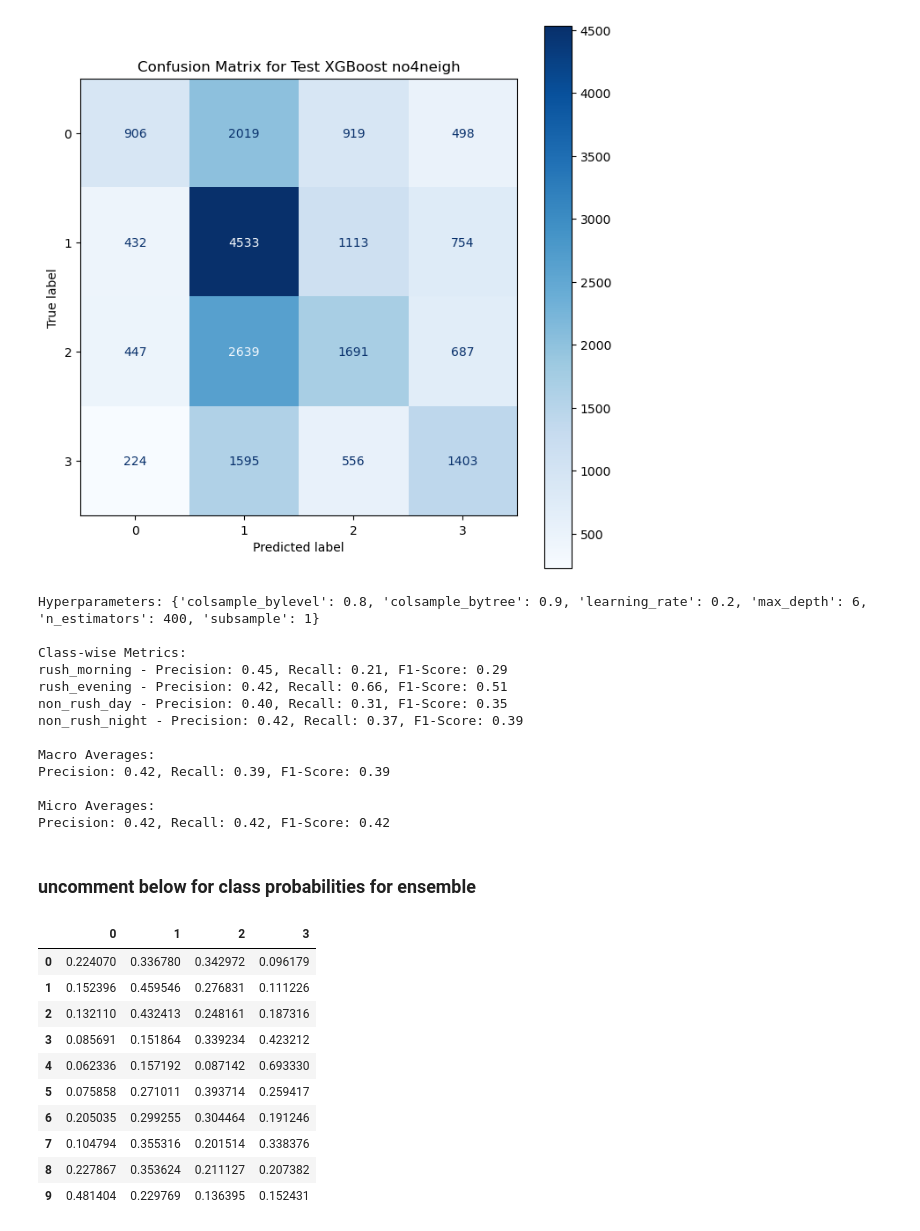
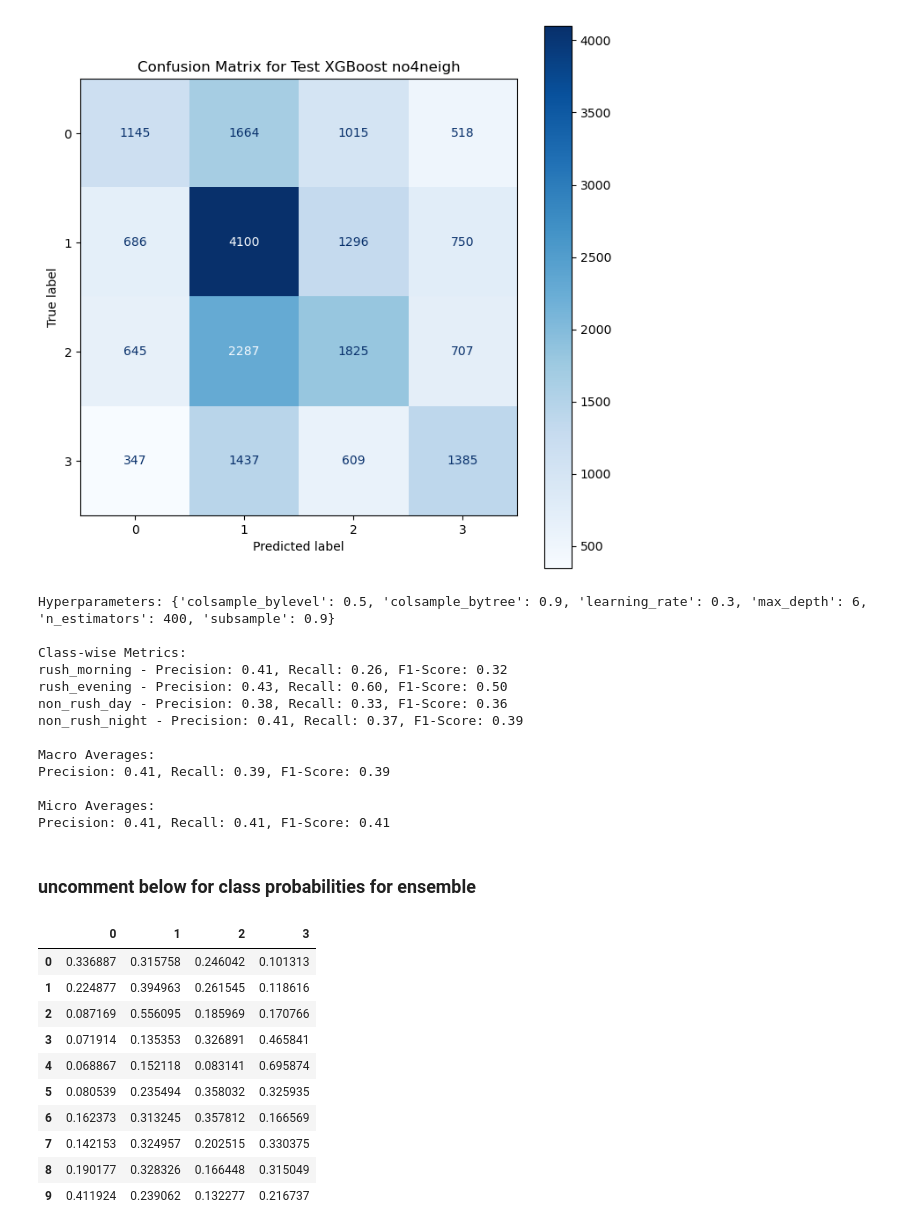
Before and after one commit to jiax264/AI_2023F_Final_Project, a Jupyter notebook: 04_Modeling/xg_boost.ipynb, the cells around one changed output. Drawn from its saved outputs; the diff is of its cells as text; code cells hidden in the pictures.

```diff
--- a/04_Modeling/xg_boost.ipynb
+++ b/04_Modeling/xg_boost.ipynb
@@ -14,17 +14,17 @@ import joblib
 # %%
 random.seed(42)
 train_df = pd.read_csv('../03_Data_for_Modeling/train_xgboost.csv')
-train_df = train_df.drop('most_common_time_window_4_neigh', axis=1) # comment out if want to include 4 nearest neighs most common time window
+#train_df = train_df.drop('most_common_time_window_4_neigh', axis=1) # comment out if want to include 4 nearest neighs most common time window
 X_train = train_df.drop(columns=['time_window'])
 y_train = train_df['time_window']
 
 valid_df = pd.read_csv('../03_Data_for_Modeling/val_xgboost.csv')
-valid_df = valid_df.drop('most_common_time_window_4_neigh', axis=1) # comment out if want to include 4 nearest neighs most common time window
+#valid_df = valid_df.drop('most_common_time_window_4_neigh', axis=1) # comment out if want to include 4 nearest neighs most common time window
 X_valid = valid_df.drop(columns=['time_window'])
 y_valid = valid_df['time_window']
 
 test_df = pd.read_csv('../03_Data_for_Modeling/test_xgboost.csv')
-test_df = test_df.drop('most_common_time_window_4_neigh', axis=1) # comment out if want to include 4 nearest neighs most common time window
+#test_df = test_df.drop('most_common_time_window_4_neigh', axis=1) # comment out if want to include 4 nearest neighs most common time window
 X_test = test_df.drop(columns=['time_window'])
 y_test = test_df['time_window']
 
@@ -47,12 +47,12 @@ def print_metrics(y_true, y_pred):
     print(f"Precision: {precision_micro:.2f}, Recall: {recall_micro:.2f}, F1-Score: {f1_score_micro:.2f}")
 
 params = {
-    'colsample_bylevel': 0.8,
+    'colsample_bylevel': 0.5,
     'colsample_bytree': 0.9,
-    'learning_rate': 0.2,
+    'learning_rate': 0.3,
     'max_depth': 6,
     'n_estimators': 400,
-    'subsample': 1
+    'subsample': 0.9
 }
 model = XGBClassifier(
     subsample=params['subsample'],
@@ -142,38 +142,38 @@ print("Hyperparameters:", params)
 # Call print_metrics function
 print_metrics(y_test, y_pred)
 # %% [output]
-[figure, old version]
+[figure, new version]
-Hyperparameters: {'colsample_bylevel': 0.8, 'colsample_bytree': 0.9, 'learning_rate': 0.2, 'max_depth': 6, 'n_estimators': 400, 'subsample': 1}
+Hyperparameters: {'colsample_bylevel': 0.5, 'colsample_bytree': 0.9, 'learning_rate': 0.3, 'max_depth': 6, 'n_estimators': 400, 'subsample': 0.9}
 
 Class-wise Metrics:
-rush_morning - Precision: 0.45, Recall: 0.21, F1-Score: 0.29
-rush_evening - Precision: 0.42, Recall: 0.66, F1-Score: 0.51
-non_rush_day - Precision: 0.40, Recall: 0.31, F1-Score: 0.35
-non_rush_night - Precision: 0.42, Recall: 0.37, F1-Score: 0.39
+rush_morning - Precision: 0.41, Recall: 0.26, F1-Score: 0.32
+rush_evening - Precision: 0.43, Recall: 0.60, F1-Score: 0.50
+non_rush_day - Precision: 0.38, Recall: 0.33, F1-Score: 0.36
+non_rush_night - Precision: 0.41, Recall: 0.37, F1-Score: 0.39
 
 Macro Averages:
-Precision: 0.42, Recall: 0.39, F1-Score: 0.39
+Precision: 0.41, Recall: 0.39, F1-Score: 0.39
 
 Micro Averages:
-Precision: 0.42, Recall: 0.42, F1-Score: 0.42
+Precision: 0.41, Recall: 0.41, F1-Score: 0.41
 # %% [markdown]
 ### uncomment below for class probabilities for ensemble
 # %%
-# val_probabilities = model.predict_proba(X_valid)
+val_probabilities = model.predict_proba(X_valid)
 
-# val_probabilities_df = pd.DataFrame(val_probabilities, columns=model.classes_)
+val_probabilities_df = pd.DataFrame(val_probabilities, columns=model.classes_)
 
-# val_probabilities_df.head(10)
+val_probabilities_df.head(10)
 # %% [output]
 |  | 0 | 1 | 2 | 3 |
-| 0 | 0.224070 | 0.336780 | 0.342972 | 0.096179 |
-| 1 | 0.152396 | 0.459546 | 0.276831 | 0.111226 |
-| 2 | 0.132110 | 0.432413 | 0.248161 | 0.187316 |
-| 3 | 0.085691 | 0.151864 | 0.339234 | 0.423212 |
-| 4 | 0.062336 | 0.157192 | 0.087142 | 0.693330 |
-| 5 | 0.075858 | 0.271011 | 0.393714 | 0.259417 |
-| 6 | 0.205035 | 0.299255 | 0.304464 | 0.191246 |
-| 7 | 0.104794 | 0.355316 | 0.201514 | 0.338376 |
-| 8 | 0.227867 | 0.353624 | 0.211127 | 0.207382 |
-| 9 | 0.481404 | 0.229769 | 0.136395 | 0.152431 |
+| 0 | 0.336887 | 0.315758 | 0.246042 | 0.101313 |
+| 1 | 0.224877 | 0.394963 | 0.261545 | 0.118616 |
+| 2 | 0.087169 | 0.556095 | 0.185969 | 0.170766 |
+| 3 | 0.071914 | 0.135353 | 0.326891 | 0.465841 |
+| 4 | 0.068867 | 0.152118 | 0.083141 | 0.695874 |
+| 5 | 0.080539 | 0.235494 | 0.358032 | 0.325935 |
+| 6 | 0.162373 | 0.313245 | 0.357812 | 0.166569 |
+| 7 | 0.142153 | 0.324957 | 0.202515 | 0.330375 |
+| 8 | 0.190177 | 0.328326 | 0.166448 | 0.315049 |
+| 9 | 0.411924 | 0.239062 | 0.132277 | 0.216737 |
 # %%
```
Also changed, not shown: parts of 3 cells of this notebook, 16 other files.
